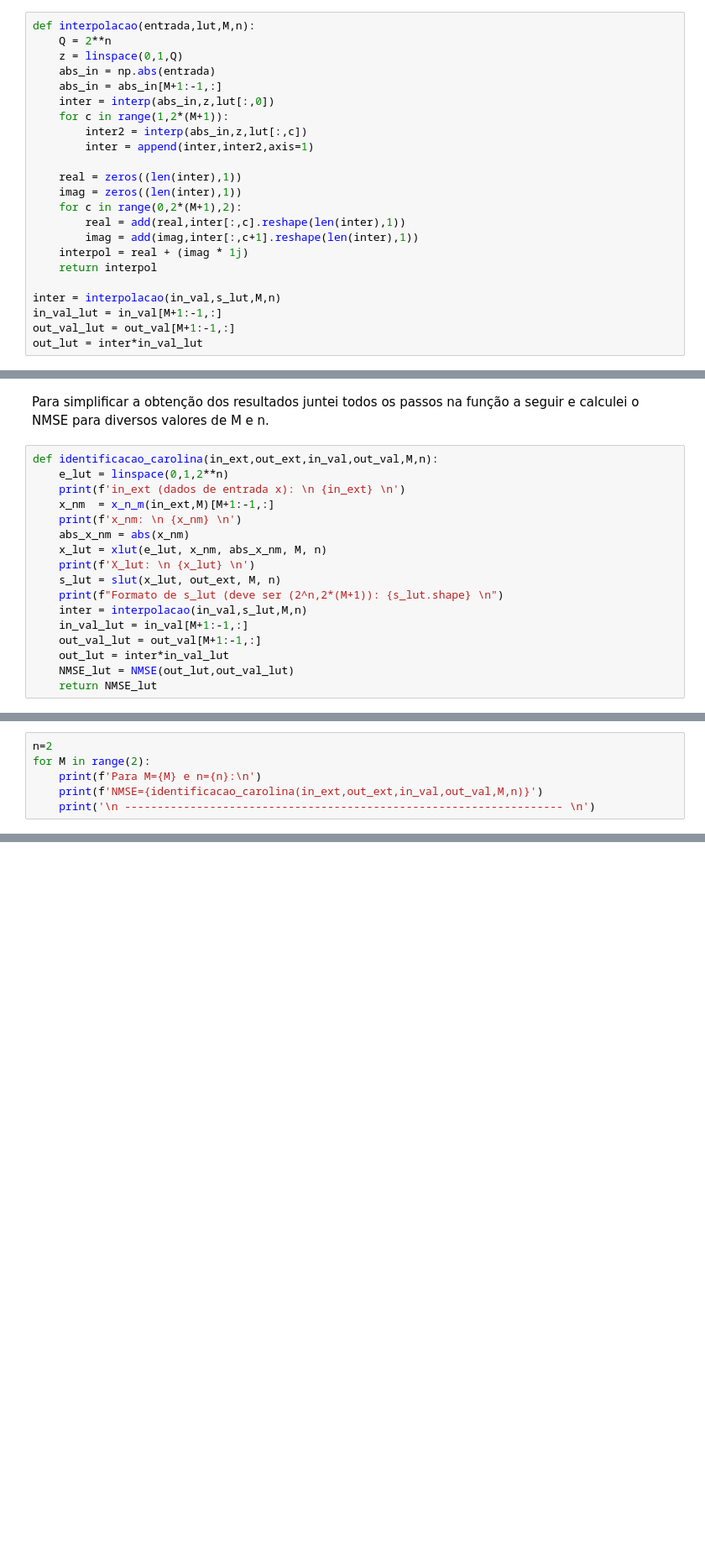
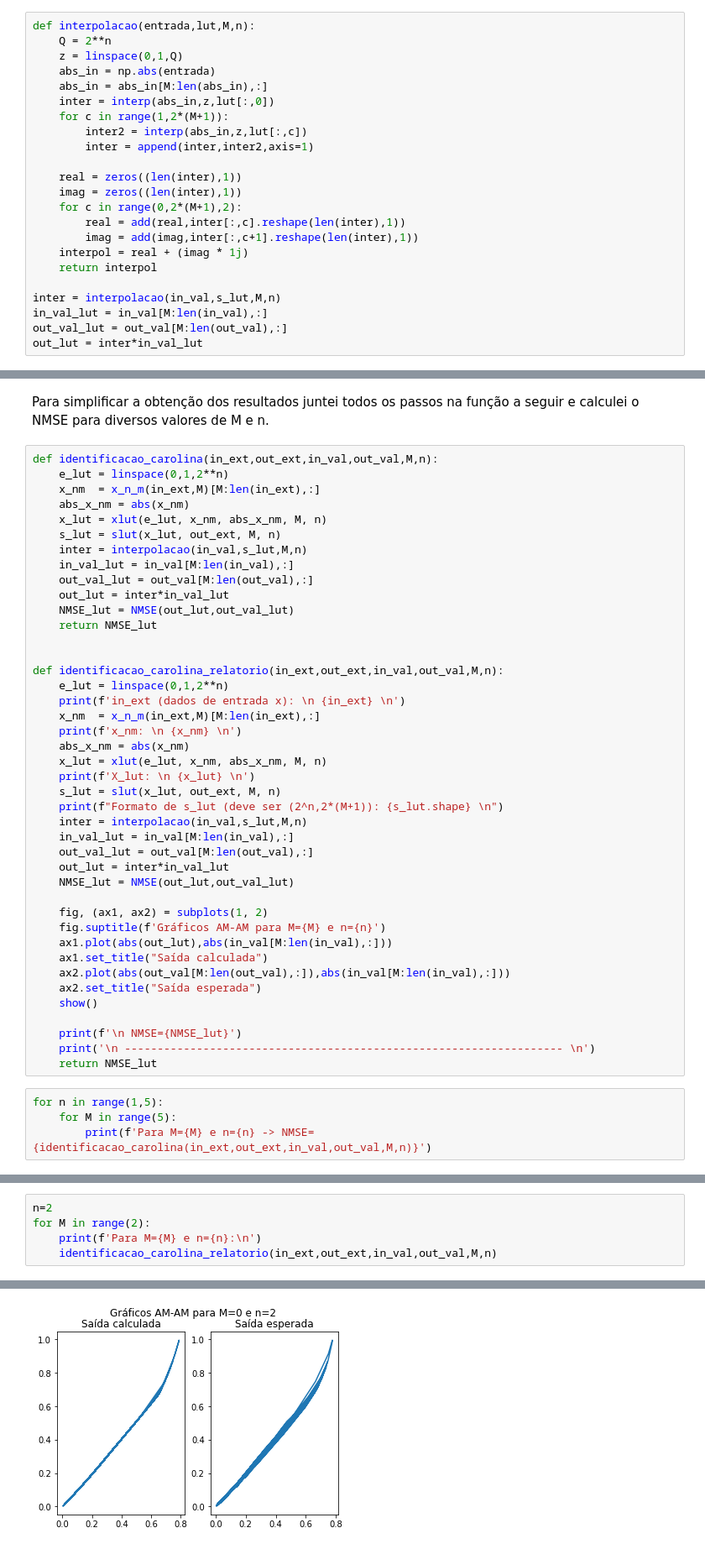
Before and after one commit to leogargitter/IC_identificacao, a Jupyter notebook: identificacao_carolina.ipynb, the cells around one changed output, grey strips where cells are left out. Shown at 84% size. Drawn from its saved outputs; the diff is of its cells as text; blank space fills up the shorter version.

```diff
--- a/identificacao_carolina.ipynb
+++ b/identificacao_carolina.ipynb
@@ -168,7 +169,7 @@ def interpolacao(entrada,lut,M,n):
     Q = 2**n
     z = linspace(0,1,Q)
     abs_in = np.abs(entrada)
-    abs_in = abs_in[M+1:-1,:]
+    abs_in = abs_in[M:len(abs_in),:]
     inter = interp(abs_in,z,lut[:,0])
     for c in range(1,2*(M+1)):
         inter2 = interp(abs_in,z,lut[:,c])
@@ -183,8 +184,8 @@ def interpolacao(entrada,lut,M,n):
     return interpol
 
 inter = interpolacao(in_val,s_lut,M,n)
-in_val_lut = in_val[M+1:-1,:]
-out_val_lut = out_val[M+1:-1,:]
+in_val_lut = in_val[M:len(in_val),:]
+out_val_lut = out_val[M:len(out_val),:]
 out_lut = inter*in_val_lut
 # %% [markdown]
 ## Resultados
@@ -207,8 +208,22 @@ Para simplificar a obtenção dos resultados juntei todos os passos na função
 # %%
 def identificacao_carolina(in_ext,out_ext,in_val,out_val,M,n):
     e_lut = linspace(0,1,2**n)
+    x_nm  = x_n_m(in_ext,M)[M:len(in_ext),:]
+    abs_x_nm = abs(x_nm)
+    x_lut = xlut(e_lut, x_nm, abs_x_nm, M, n)
+    s_lut = slut(x_lut, out_ext, M, n)
+    inter = interpolacao(in_val,s_lut,M,n)
+    in_val_lut = in_val[M:len(in_val),:]
+    out_val_lut = out_val[M:len(out_val),:]
+    out_lut = inter*in_val_lut
+    NMSE_lut = NMSE(out_lut,out_val_lut)
+    return NMSE_lut
+
+
+def identificacao_carolina_relatorio(in_ext,out_ext,in_val,out_val,M,n):
+    e_lut = linspace(0,1,2**n)
     print(f'in_ext (dados de entrada x): \n {in_ext} \n')
-    x_nm  = x_n_m(in_ext,M)[M+1:-1,:]
+    x_nm  = x_n_m(in_ext,M)[M:len(in_ext),:]
     print(f'x_nm: \n {x_nm} \n')
     abs_x_nm = abs(x_nm)
     x_lut = xlut(e_lut, x_nm, abs_x_nm, M, n)
@@ -216,8 +231,23 @@ def identificacao_carolina(in_ext,out_ext,in_val,out_val,M,n):
     s_lut = slut(x_lut, out_ext, M, n)
     print(f"Formato de s_lut (deve ser (2^n,2*(M+1)): {s_lut.shape} \n")
     inter = interpolacao(in_val,s_lut,M,n)
-    in_val_lut = in_val[M+1:-1,:]
-    out_val_lut = out_val[M+1:-1,:]
+    in_val_lut = in_val[M:len(in_val),:]
+    out_val_lut = out_val[M:len(out_val),:]
     out_lut = inter*in_val_lut
     NMSE_lut = NMSE(out_lut,out_val_lut)
+
+    fig, (ax1, ax2) = subplots(1, 2)
+    fig.suptitle(f'Gráficos AM-AM para M={M} e n={n}')
+    ax1.plot(abs(out_lut),abs(in_val[M:len(in_val),:]))
+    ax1.set_title("Saída calculada")
+    ax2.plot(abs(out_val[M:len(out_val),:]),abs(in_val[M:len(in_val),:]))
+    ax2.set_title("Saída esperada")
+    show()
+
+    print(f'\n NMSE={NMSE_lut}')
+    print('\n ------------------------------------------------------------------- \n')
     return NMSE_lut
+# %%
+for n in range(1,5):
+    for M in range(5):
+        print(f'Para M={M} e n={n} -> NMSE={identificacao_carolina(in_ext,out_ext,in_val,out_val,M,n)}')
@@ -225,8 +276,7 @@ def identificacao_carolina(in_ext,out_ext,in_val,out_val,M,n):
 n=2
 for M in range(2):
     print(f'Para M={M} e n={n}:\n')
-    print(f'NMSE={identificacao_carolina(in_ext,out_ext,in_val,out_val,M,n)}')
-    print('\n ------------------------------------------------------------------- \n')
+    identificacao_carolina_relatorio(in_ext,out_ext,in_val,out_val,M,n)
 # %% [output]
 Para M=0 e n=2:
 
@@ -247,0 +298 @@ NMSE=-14.349768236497898
+[figure, added]
```
Also changed, not shown: parts of 6 cells of this notebook.
